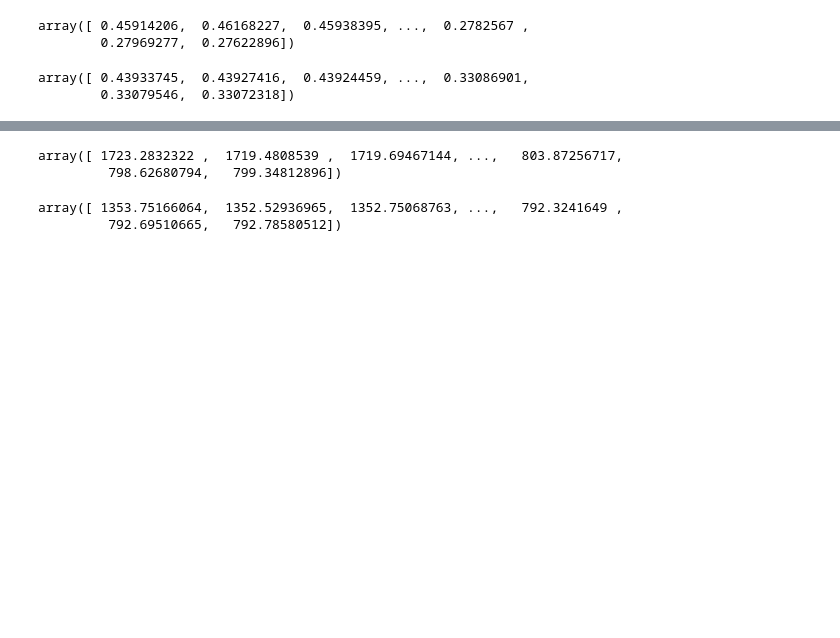
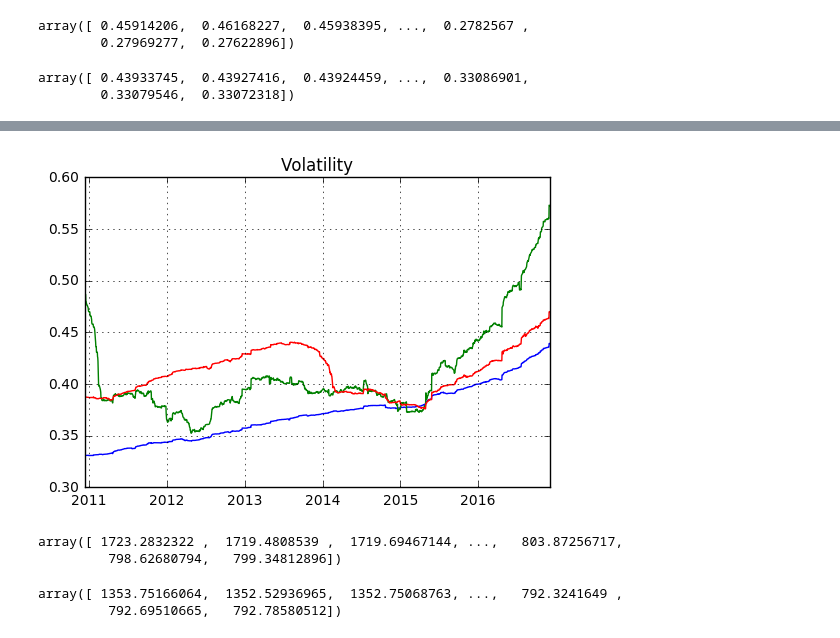
Before and after one commit to Hengyi-Zhu/risk-mgmt-eevee, a Jupyter notebook: Development.ipynb, the cells around one changed output, grey strips where cells are left out. Cells and saved outputs as stored; diff of their text form; code cells hidden in the pictures; blank space fills up the shorter version.

```diff
--- a/Development.ipynb
+++ b/Development.ipynb
@@ -79,0 +86,12 @@ def gbm_est(prices, window_days):
+# %%
+# TODO:
+#   - define in a method
+#   - better to be merged with plot_mu in same method (2 plots needed: subplot?)
+#   - fancy!!!!!! (legend, color, title, ...)
+def plot_volatility(sigma1, sigma2, sigma3, index):
+    length = min(len(sigma1), len(sigma2), len(sigma3))
+    sigma = pd.DataFrame({'Sigma_2': sigma1[:length], 'Sigma_5': sigma2[:length], 'Sigma_10': sigma3[:length]}, index = index[:length])
+    plt.plot(sigma)
+    plt.grid(True)
+    plt.title('Volatility')
+    plt.show()
@@ -151 +190,8 @@ def gbm_VaR(v0, mu, sigma, p, t):
+# %%
+def plot_volatility_stock():
+    plot_volatility(sigma_12, sigma_15, sigma_110, index_1)
+# %%
+plot_volatility_stock()
+# %% [output]
+[figure, added]
 # %%
```
Also changed, not shown: parts of 52 cells of this notebook.
